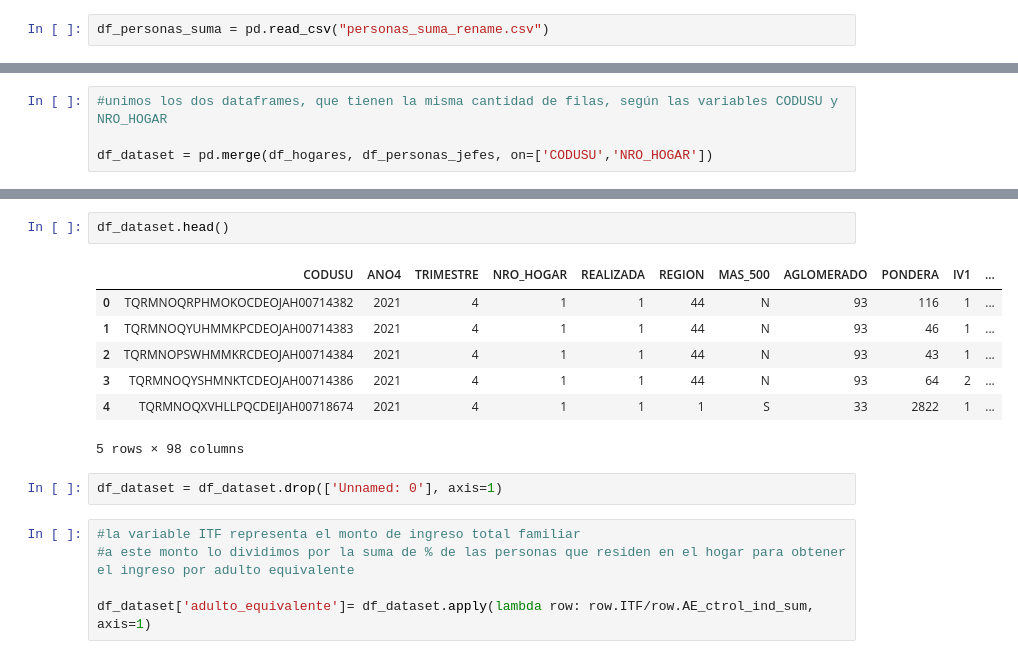
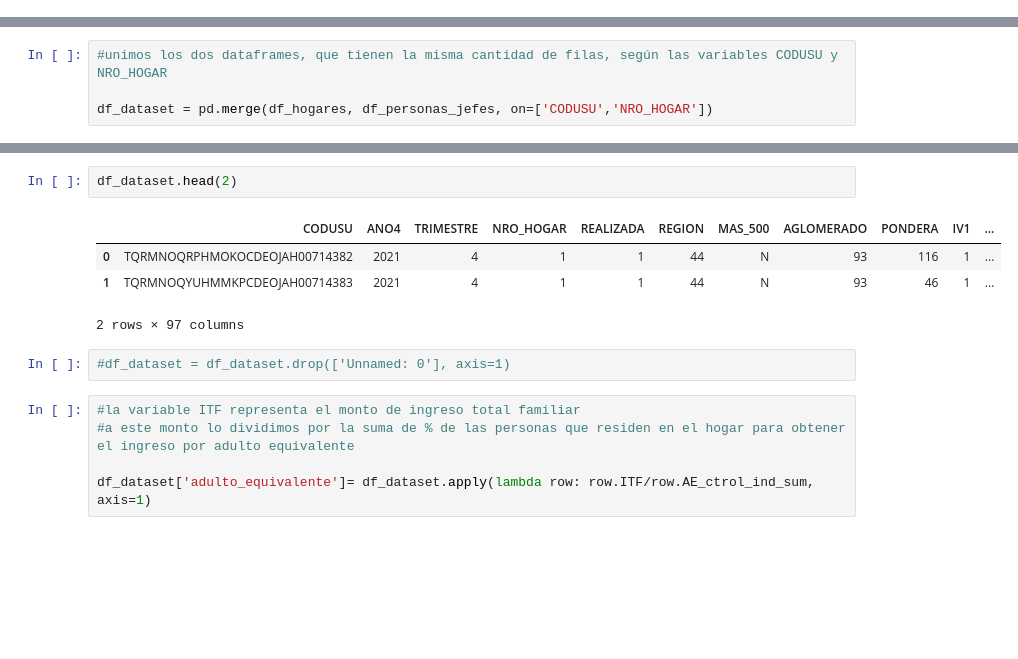
Before and after one commit to practigol/trabajo_final, a Jupyter notebook: Trabajo_final.ipynb, the cells around one changed output, grey strips where cells are left out. Drawn from its saved outputs; the diff is of its cells as text; blank space fills up the shorter version.

```diff
--- a/Trabajo_final.ipynb
+++ b/Trabajo_final.ipynb
@@ -160,5 +156,3 @@ df_personas_suma.to_csv('personas_suma_rename.csv')
-# %%
-df_personas_suma = pd.read_csv("personas_suma_rename.csv")
 # %%
 #seleccionamos solo los que cumplen la condición de jefes/as de hogar
 
@@ -221,15 +198,12 @@ df_dataset.shape
 # %%
-df_dataset.head()
+df_dataset.head(2)
 # %% [output]
 |  | CODUSU | ANO4 | TRIMESTRE | NRO_HOGAR | REALIZADA | REGION | MAS_500 | AGLOMERADO | PONDERA | IV1 | ... |
 | 0 | TQRMNOQRPHMOKOCDEOJAH00714382 | 2021 | 4 | 1 | 1 | 44 | N | 93 | 116 | 1 | ... |
 | 1 | TQRMNOQYUHMMKPCDEOJAH00714383 | 2021 | 4 | 1 | 1 | 44 | N | 93 | 46 | 1 | ... |
-| 2 | TQRMNOPSWHMMKRCDEOJAH00714384 | 2021 | 4 | 1 | 1 | 44 | N | 93 | 43 | 1 | ... |
-| 3 | TQRMNOQYSHMNKTCDEOJAH00714386 | 2021 | 4 | 1 | 1 | 44 | N | 93 | 64 | 2 | ... |
-| 4 | TQRMNOQXVHLLPQCDEIJAH00718674 | 2021 | 4 | 1 | 1 | 1 | S | 33 | 2822 | 1 | ... |
-5 rows × 98 columns
+2 rows × 97 columns
 # %%
-df_dataset = df_dataset.drop(['Unnamed: 0'], axis=1)
+#df_dataset = df_dataset.drop(['Unnamed: 0'], axis=1)
 # %%
 #la variable ITF representa el monto de ingreso total familiar
 #a este monto lo dividimos por la suma de % de las personas que residen en el hogar para obtener el ingreso por adulto equivalente
```
Also changed, not shown: parts of 47 cells of this notebook.
